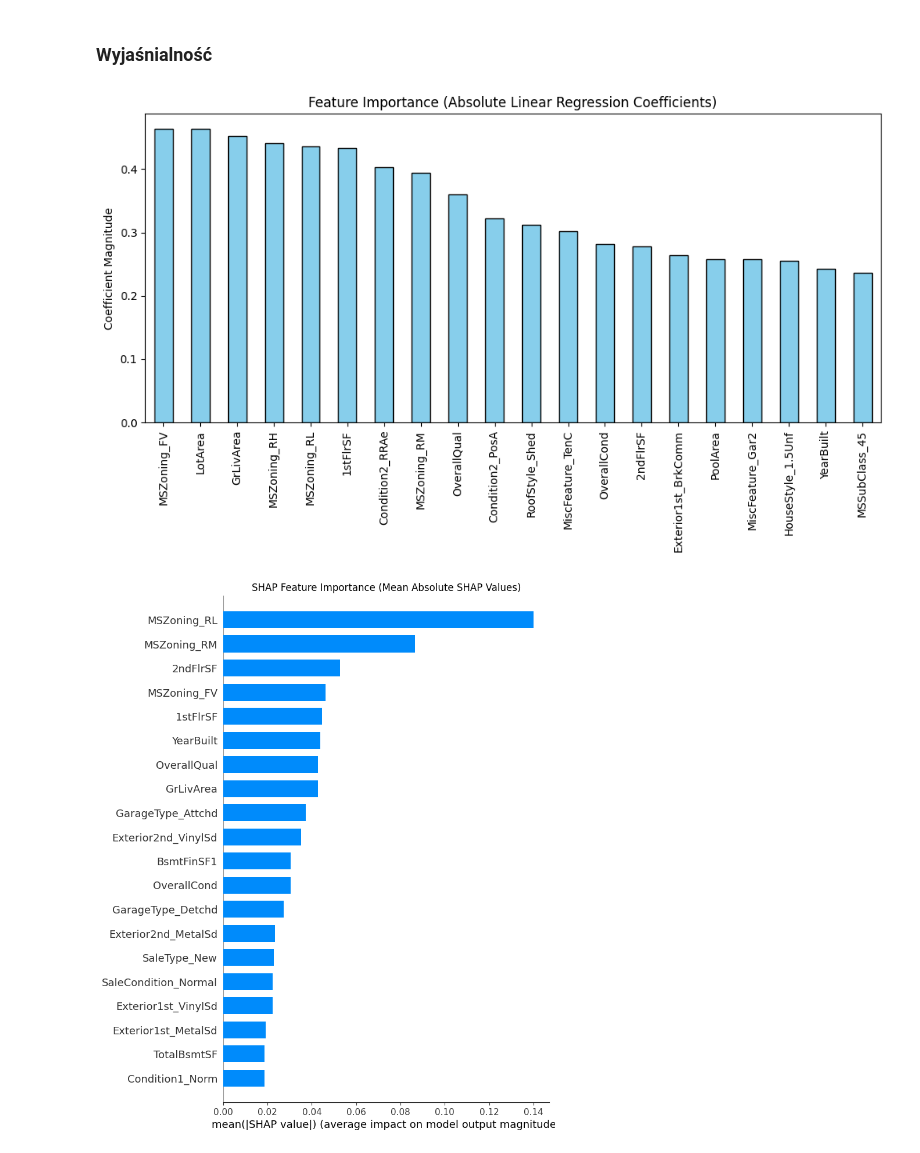
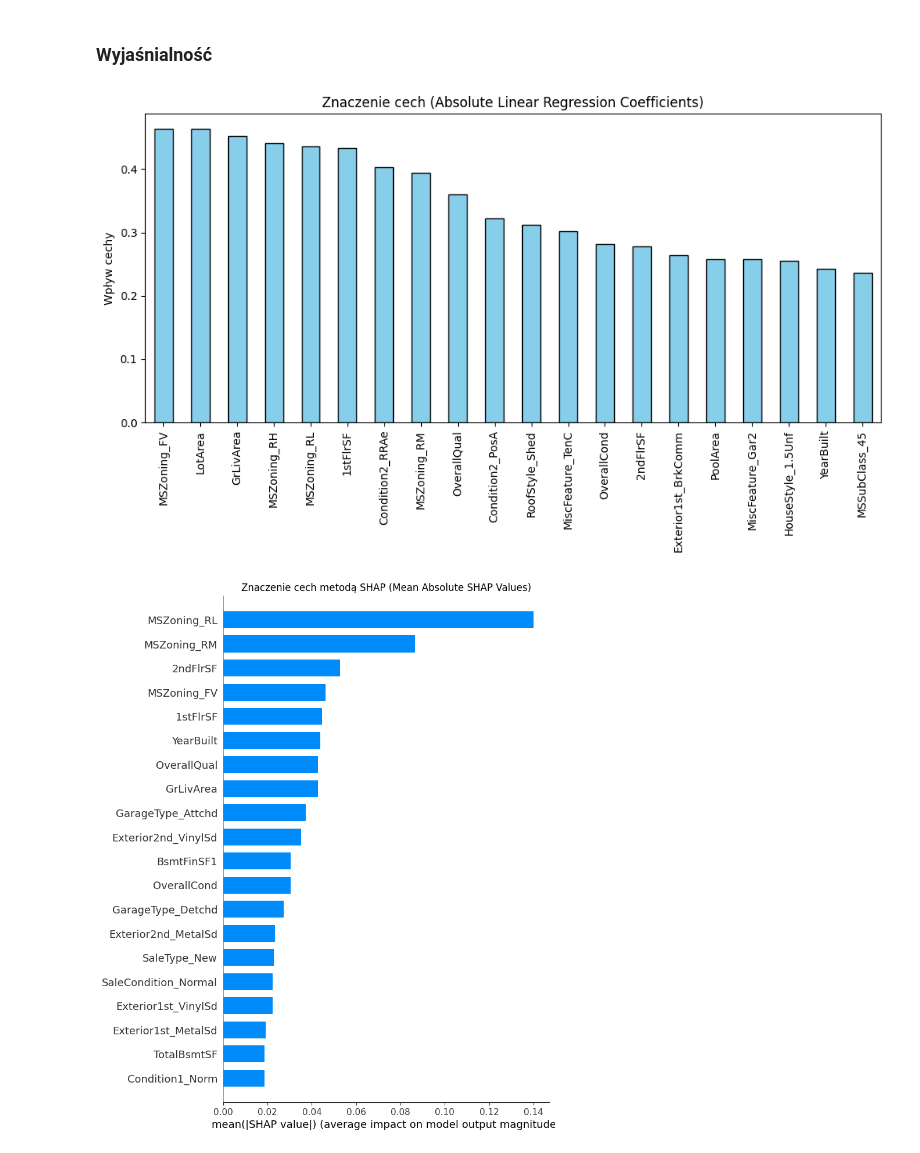
Before and after one commit to R4ken/Machine-Learning-Analysis, a Jupyter notebook: regression/solution.ipynb, the cells around one changed output. Drawn from its saved outputs; the diff is of its cells as text; code cells hidden in the pictures.

```diff
--- a/regression/solution.ipynb
+++ b/regression/solution.ipynb
@@ -305,6 +305,7 @@ Podział danych na dane wejściowe i zmienną estymowaną, oraz normalizacja dan
 Y = df.SalePrice
 X = df.drop(["SalePrice"], axis=1)
 X = X.astype(np.float64)
+X_unnormalized = X
 X = (X - X.min()) / (X.max() - X.min())
 X.describe()
 # %% [output]
@@ -592,0 +597,34 @@ Text(0.5, 1.0, 'Histogram of R^2 score for random forest regression')
+# %%
+param_grid = {
+    'n_estimators': [50, 100, 200],
+    'max_depth': [None, 10, 20],
+    'min_samples_leaf': [1, 2, 4, 10]
+}
+
+grid_search = GridSearchCV(
+    estimator=RandomForestRegressor(random_state=1234),
+    param_grid=param_grid,
+    cv=cv,
+    scoring='r2',
+    n_jobs=-1,
+)
+
+grid_search.fit(X_unnormalized, Y)
+
+best_params = grid_search.best_params_
+print(f"Best Parameters: {best_params}")
+
+scores_rf = []
+
+for i in range(100):
+    model = RandomForestRegressor(**best_params, random_state=1234)
+
+    model.fit(X_unnormalized.iloc[r_train_ind[i]], Y.iloc[r_train_ind[i]])
+
+    scores_rf.append(model.score(X_unnormalized.iloc[r_test_ind[i]], Y.iloc[r_test_ind[i]]))
+
+rf = pd.Series(scores_rf)
+
+print(rf.describe())
+rf.hist()
+plt.title("Histogram of R^2 score for random forest regression")
@@ -637,28 +709,28 @@ Text(0.5, 1.0, 'Histogram of R^2 score for knn regression')
 # %%
 import shap
 
 model = LinearRegression()
 model.fit(X, Y)
 
 importance_lr = pd.Series(model.coef_, index=X.columns)
 importance_lr_abs = importance_lr.abs().sort_values(ascending=False)[0:20]
 
 importance_lr_abs.plot(kind='bar', figsize=(10, 6), color='skyblue', edgecolor='black')
-plt.title("Feature Importance (Absolute Linear Regression Coefficients)")
-plt.ylabel("Coefficient Magnitude")
+plt.title("Znaczenie cech (Absolute Linear Regression Coefficients)")
+plt.ylabel("Wpływ cechy")
 plt.tight_layout()
 plt.show()
 
 explainer = shap.LinearExplainer(model, X)
 shap_values = explainer.shap_values(X)
 
 shap.summary_plot(shap_values, X, plot_type="bar", show=False)
-plt.title("SHAP Feature Importance (Mean Absolute SHAP Values)")
+plt.title("Znaczenie cech metodą SHAP (Mean Absolute SHAP Values)")
 plt.show()
 
 shap.summary_plot(shap_values, X, show=False)
-plt.title("SHAP Summary Plot (Impact on Model Output)")
+plt.title("Znaczenie cech metodą SHAP (Impact on Model Output)")
 plt.show()
 # %% [output]
-[figure, old version]
+[figure, new version]
-[figure, old version]
+[figure, new version]
```
Also changed, not shown: parts of 12 cells of this notebook.
